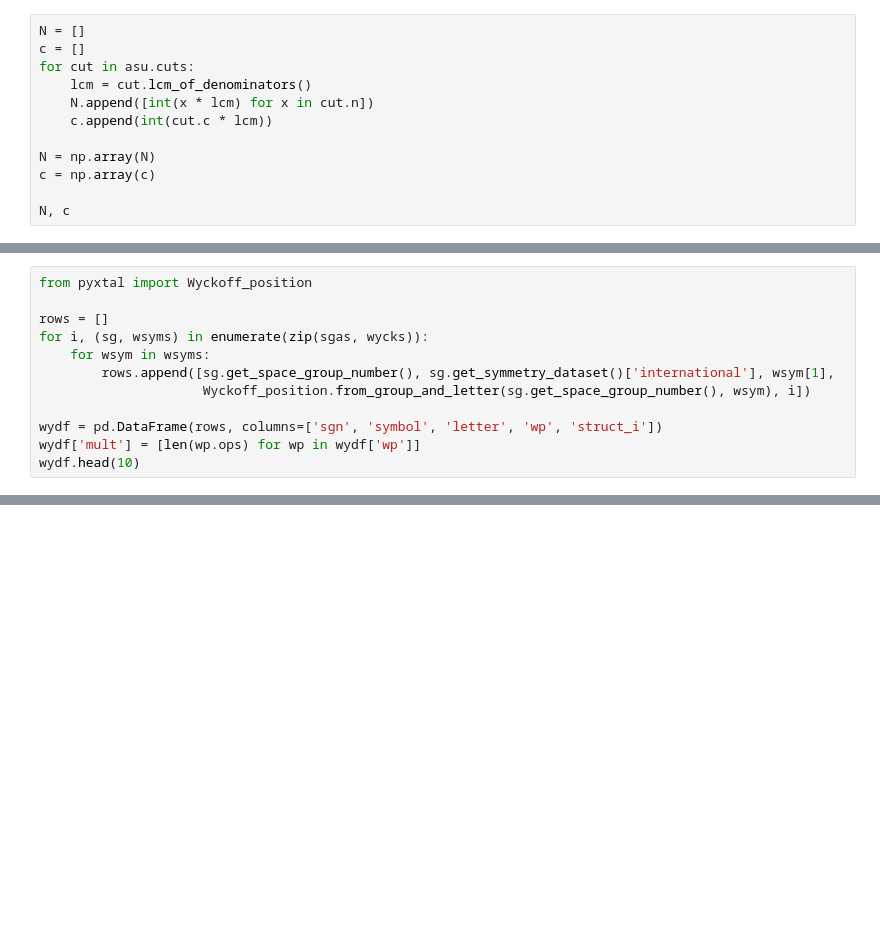
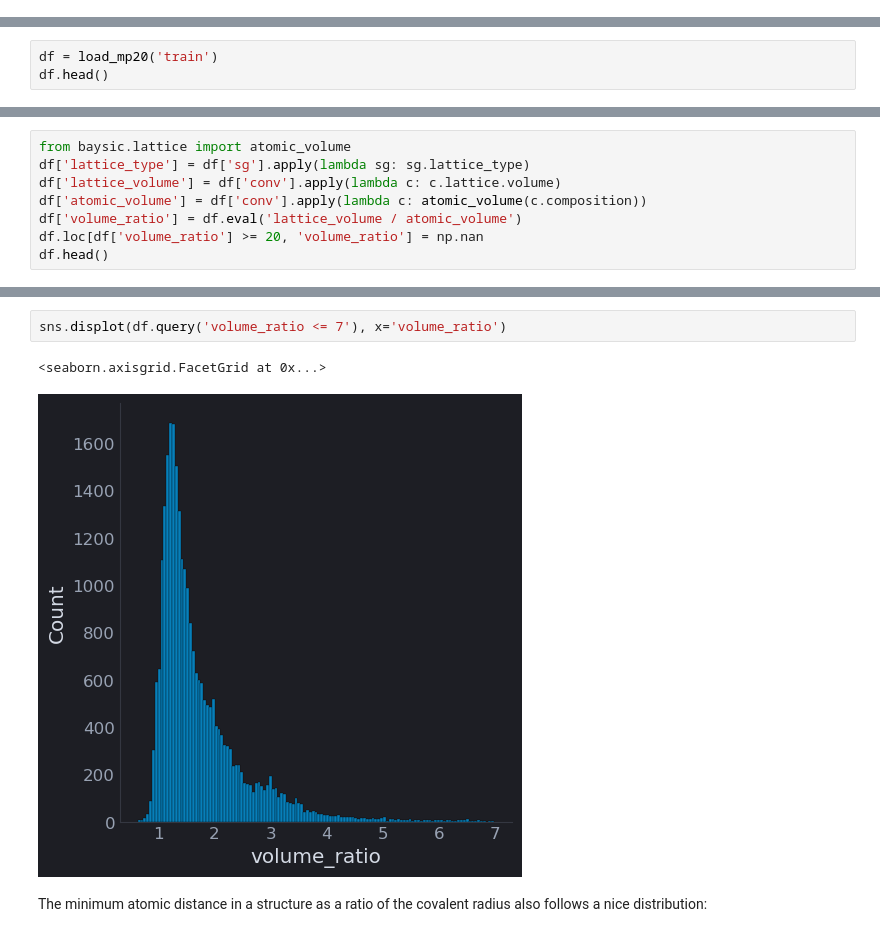
Before and after one commit to nicholas-miklaucic/baysic, a Jupyter notebook: priors.ipynb, the cells around one changed output, grey strips where cells are left out. Drawn from its saved outputs; the diff is of its cells as text; blank space fills up the shorter version.

```diff
--- a/priors.ipynb
+++ b/priors.ipynb
@@ -20,12 +0,0 @@ Number of cuts: 5
-# %%
-N = []
-c = []
-for cut in asu.cuts:
-    lcm = cut.lcm_of_denominators()
-    N.append([int(x * lcm) for x in cut.n])
-    c.append(int(cut.c * lcm))
-
-N = np.array(N)
-c = np.array(c)
-
-N, c
@@ -585,12 +0,0 @@ flat_wycks = sum(wycks, [])
-# %%
-from pyxtal import Wyckoff_position
-
-rows = []
-for i, (sg, wsyms) in enumerate(zip(sgas, wycks)):
-    for wsym in wsyms:
-        rows.append([sg.get_space_group_number(), sg.get_symmetry_dataset()['international'], wsym[1],
-                     Wyckoff_position.from_group_and_letter(sg.get_space_group_number(), wsym), i])
-
-wydf = pd.DataFrame(rows, columns=['sgn', 'symbol', 'letter', 'wp', 'struct_i'])
-wydf['mult'] = [len(wp.ops) for wp in wydf['wp']]
-wydf.head(10)
@@ -726,0 +26,3 @@ for pat, ax in zip(pat_dists.index, axs.flatten()):
+# %%
+df = load_mp20('train')
+df.head()
@@ -726,0 +36,8 @@ for pat, ax in zip(pat_dists.index, axs.flatten()):
+# %%
+from baysic.lattice import atomic_volume
+df['lattice_type'] = df['sg'].apply(lambda sg: sg.lattice_type)
+df['lattice_volume'] = df['conv'].apply(lambda c: c.lattice.volume)
+df['atomic_volume'] = df['conv'].apply(lambda c: atomic_volume(c.composition))
+df['volume_ratio'] = df.eval('lattice_volume / atomic_volume')
+df.loc[df['volume_ratio'] >= 20, 'volume_ratio'] = np.nan
+df.head()
@@ -726,0 +56,7 @@ for pat, ax in zip(pat_dists.index, axs.flatten()):
+# %%
+sns.displot(df.query('volume_ratio <= 7'), x='volume_ratio')
+# %% [output]
+<seaborn.axisgrid.FacetGrid at 0x...>
+[figure, added]
+# %% [markdown]
+The minimum atomic distance in a structure as a ratio of the covalent radius also follows a nice distribution:
```
Also changed, not shown: parts of 74 cells of this notebook, 5 other files.
